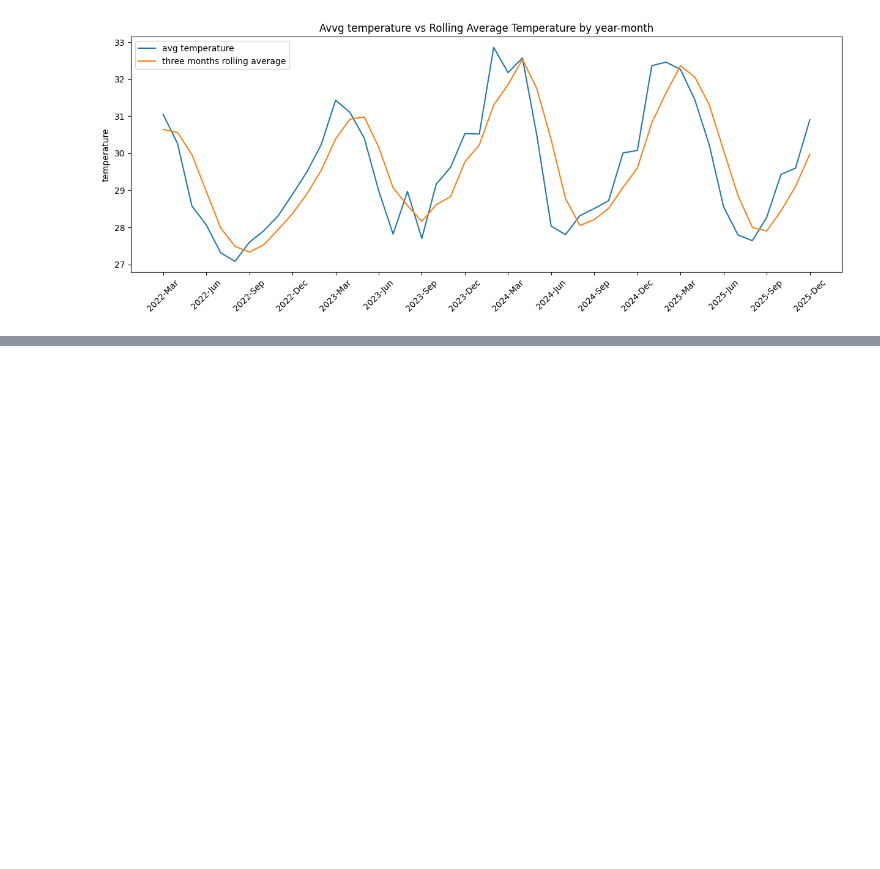
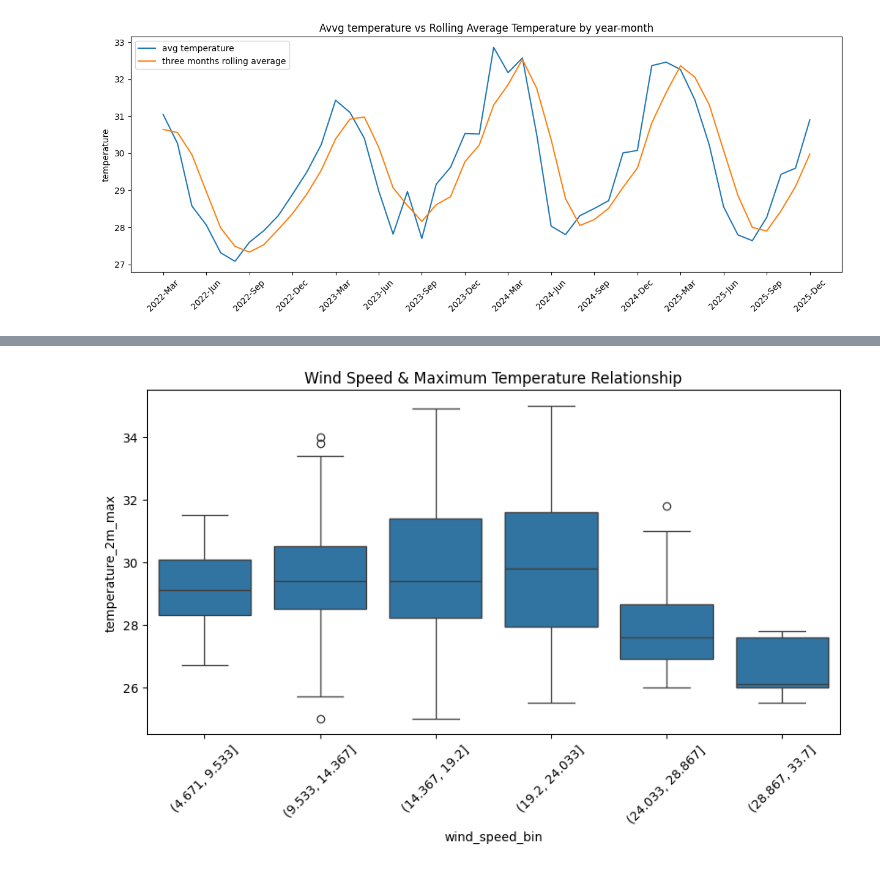
Before and after one commit to snandhakishor/Weather-and-climate-analytics, a Jupyter notebook: weatheranalysis.ipynb, the cells around one changed output, grey strips where cells are left out. Cells and saved outputs as stored; diff of their text form; code cells hidden in the pictures; blank space fills up the shorter version.

```diff
--- a/weatheranalysis.ipynb
+++ b/weatheranalysis.ipynb
@@ -62,0 +64,10 @@ plt.show()
+# %%
+# Wind speed and maximum temperature relation
+df['wind_speed_bin'] = pd.cut(df['windspeed_10m_max'],bins=6)
+plt.figure(figsize=[10,5])
+sns.boxplot(y='temperature_2m_max', x='wind_speed_bin', data=df)
+plt.xticks(rotation = 45)
+plt.title('Wind Speed & Maximum Temperature Relationship')
+plt.show()
+# %% [output]
+[figure, added]
```
Also changed, not shown: parts of 3 cells of this notebook.
